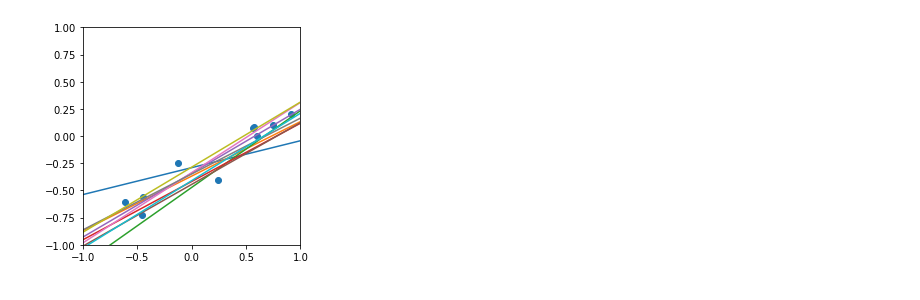
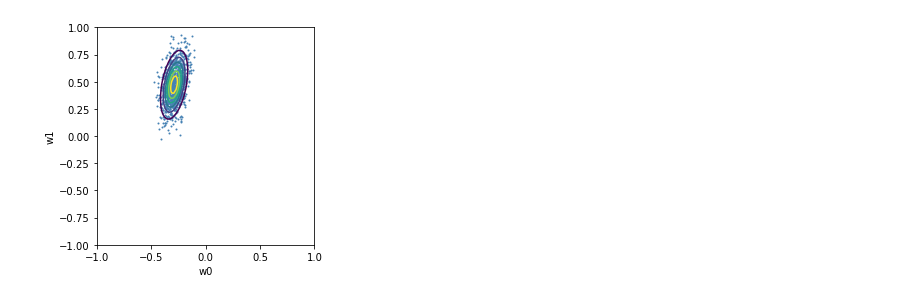
Before and after one commit to ctgk/bayesnet, a Jupyter notebook: notebook/MCMC.ipynb, the cells around one changed output. Saved outputs shown, nothing was run; the diff lists cells and outputs as text; code cells hidden in the pictures.

```diff
--- a/notebook/MCMC.ipynb
+++ b/notebook/MCMC.ipynb
@@ -20,3 +21,21 @@ plt.gca().set_aspect("equal", adjustable="box")
+# %%
+class AnalyticalBayesianRegressor(object):
+
+    def __init__(self, alpha=1.0, beta=1.0):
+        self.alpha = alpha
+        self.beta = beta
+
+    def fit(self, X, y):
+        self.w_cov = np.linalg.inv(self.alpha * np.eye(X.shape[1]) + self.beta * X.T @ X)
+        self.w_mean = self.beta * self.w_cov @ X.T @ y
+
+    def predict(self, X):
+        y_mean = X @ self.w_mean
+        y_var = 1 / self.beta + np.sum(X @ self.w_cov * X, axis=-1)
+        return y_mean, y_var
+# %%
+analytical_model = AnalyticalBayesianRegressor(alpha=1., beta=100.)
+analytical_model.fit(X_train, y_train)
 # %%
 class BayesianRegressor(bn.Network):
 
@@ -24,7 +43,7 @@ class BayesianRegressor(bn.Network):
         super().__init__(w=w)
 
     def __call__(self, x, y=None):
-        self.w_prior = bn.random.MultivariateGaussian(np.zeros(2), np.eye(2), data=self.w)
-        self.y = bn.random.MultivariateGaussian((x * self.w).sum(axis=-1), 0.1 * np.eye(x.shape[0]), data=y)
+        self.pw = bn.random.MultivariateGaussian(np.zeros(2), np.eye(2), data=self.w)
+        self.py = bn.random.MultivariateGaussian((x * self.w).sum(axis=-1), 0.01 * np.eye(len(x)), data=y)
         if y is None:
-            return self.y.mu.value
+            return self.py.mu.value
@@ -31,8 +60,8 @@ class BayesianRegressor(bn.Network):
 # %%
 sample = bn.sampler.metropolis(
-    BayesianRegressor(np.array([-0.3, 0.5])),
+    BayesianRegressor(model.w.value),
     (X_train, y_train),
-    100,
+    1000,
     downsample=10,
     w=bn.random.Gaussian(np.zeros(2), 0.1)
 )
@@ -47,16 +68,15 @@ plt.gca().set_aspect("equal")
-# %%
-plt.scatter(x_train, y_train)
-
-x = np.linspace(-1, 1, 100)
-X = PolynomialFeatures(1).fit_transform(x[:, None])
-for i, w in enumerate(sample["w"]):
-    if i % 10 == 0:
-        model = BayesianRegressor(w)
-        plt.plot(x, model(X))
-plt.xlim(-1, 1)
-plt.ylim(-1, 1)
-plt.gca().set_aspect("equal", adjustable="box")
-# %% [output]
-[figure, removed]
+# %%
+w0, w1 = np.meshgrid(np.linspace(-1, 1, 100), np.linspace(-1, 1, 100))
+w_grid = np.array([w0, w1]).transpose(1, 2, 0)
+plt.contour(w0, w1, multivariate_normal.pdf(w_grid, mean=analytical_model.w_mean, cov=analytical_model.w_cov))
+w_sample = np.asarray(sample["w"])
+plt.scatter(w_sample[:, 0], w_sample[:, 1], c="steelblue", s=1)
+plt.xlabel("w0")
+plt.ylabel("w1")
+plt.xlim(-1, 1)
+plt.ylim(-1, 1)
+plt.gca().set_aspect("equal")
+# %% [output]
+[figure, added]
 # %%
 sample = bn.sampler.hmc(
```
Also changed, not shown: parts of 11 cells of this notebook.
